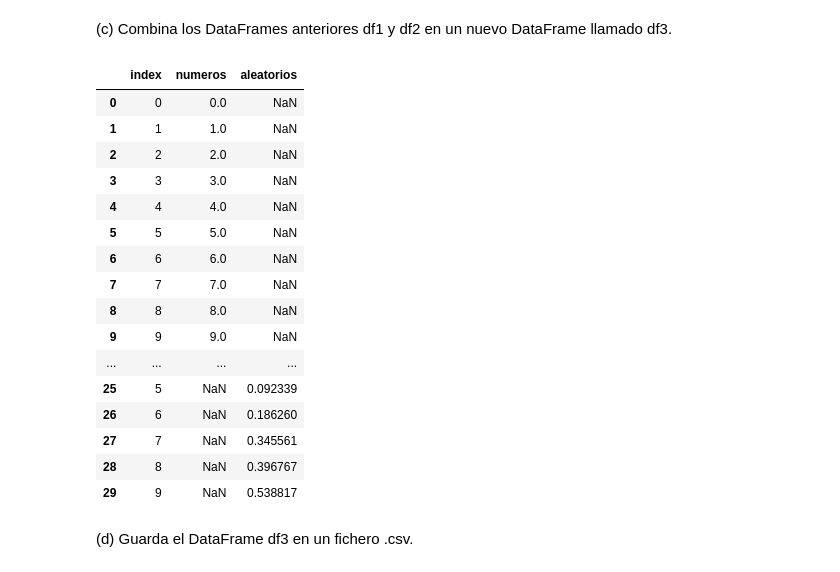
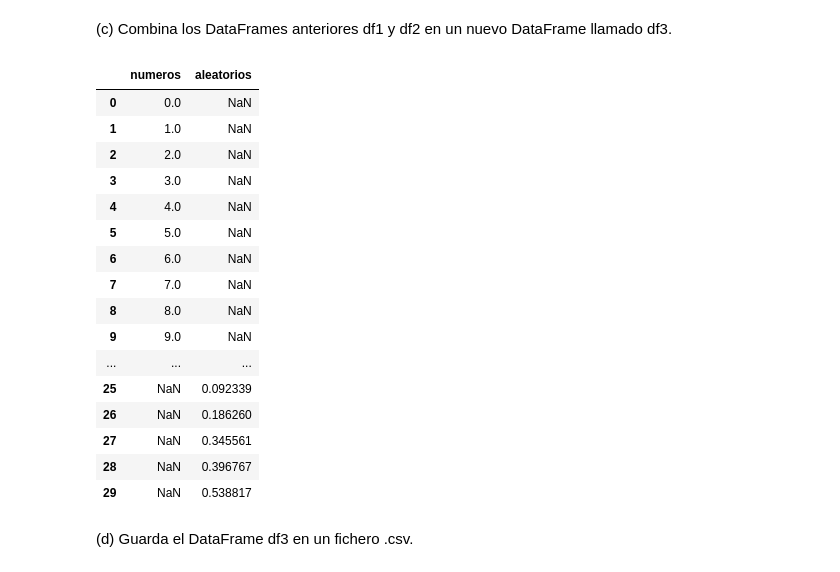
Before and after one commit to enricllorcamendoza-2002/ttad1, a Jupyter notebook: Entrega_2.ipynb, the cells around one changed output. Cells and saved outputs as stored; diff of their text form; code cells hidden in the pictures.

```diff
--- a/Entrega_2.ipynb
+++ b/Entrega_2.ipynb
@@ -43,27 +43,26 @@ df2
  (c) Combina los DataFrames anteriores df1 y df2 en un nuevo DataFrame llamado
  df3.
 # %%
-df3 = pd.concat([df1,df2]) #Los junta en la misma columna ya que en ambos era "Col1"
-df3 = df3.reset_index()
+df3 = pd.concat([df1,df2], ignore_index = True) #Los junta en la misma columna ya que en ambos era "Col1"
 df3
 # %% [output]
-|  | index | numeros | aleatorios |
-| 0 | 0 | 0.0 | NaN |
-| 1 | 1 | 1.0 | NaN |
-| 2 | 2 | 2.0 | NaN |
-| 3 | 3 | 3.0 | NaN |
-| 4 | 4 | 4.0 | NaN |
-| 5 | 5 | 5.0 | NaN |
-| 6 | 6 | 6.0 | NaN |
-| 7 | 7 | 7.0 | NaN |
-| 8 | 8 | 8.0 | NaN |
-| 9 | 9 | 9.0 | NaN |
-| ... | ... | ... | ... |
-| 25 | 5 | NaN | 0.092339 |
-| 26 | 6 | NaN | 0.186260 |
-| 27 | 7 | NaN | 0.345561 |
-| 28 | 8 | NaN | 0.396767 |
-| 29 | 9 | NaN | 0.538817 |
+|  | numeros | aleatorios |
+| 0 | 0.0 | NaN |
+| 1 | 1.0 | NaN |
+| 2 | 2.0 | NaN |
+| 3 | 3.0 | NaN |
+| 4 | 4.0 | NaN |
+| 5 | 5.0 | NaN |
+| 6 | 6.0 | NaN |
+| 7 | 7.0 | NaN |
+| 8 | 8.0 | NaN |
+| 9 | 9.0 | NaN |
+| ... | ... | ... |
+| 25 | NaN | 0.092339 |
+| 26 | NaN | 0.186260 |
+| 27 | NaN | 0.345561 |
+| 28 | NaN | 0.396767 |
+| 29 | NaN | 0.538817 |
 # %% [markdown]
  (d) Guarda el DataFrame df3 en un fichero .csv.
 # %%
```
